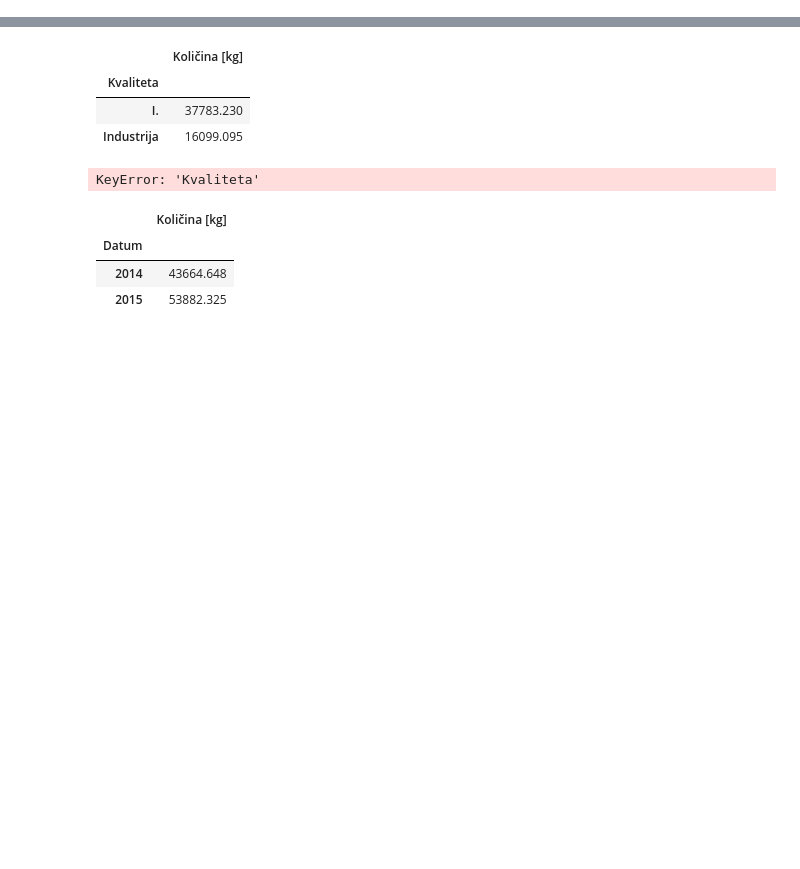
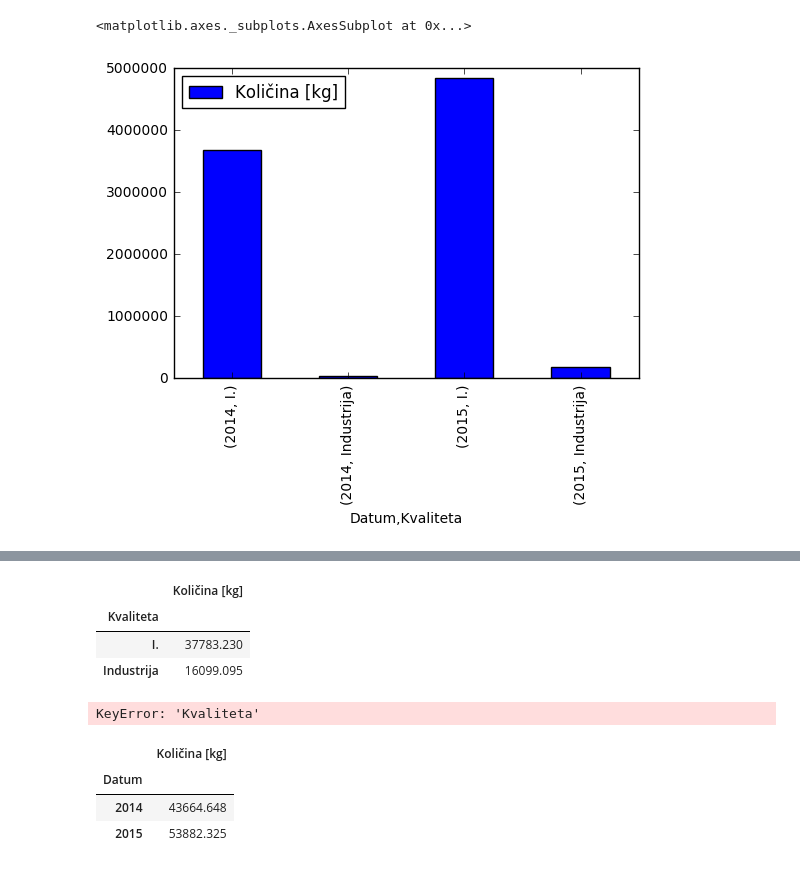
Before and after one commit to adrstvensek/Kvaliteta-prejetega-sadja, a Jupyter notebook: Projekt.ipynb, the cells around one changed output, grey strips where cells are left out. Drawn from its saved outputs; the diff is of its cells as text; code cells hidden in the pictures; blank space fills up the shorter version.

```diff
--- a/Projekt.ipynb
+++ b/Projekt.ipynb
@@ -87,3 +83,8 @@ dtype: float64
+# %%
+količina_po_kvaliteti.plot(kind='bar')
+# %% [output]
+<matplotlib.axes._subplots.AxesSubplot at 0x...>
+[figure, added]
 # %%
 skupna_masa_po_kvaliteti = kvaliteta.groupby('Kvaliteta').sum()
 skupna_masa_po_kvaliteti
```
Also changed, not shown: parts of 7 cells of this notebook.
